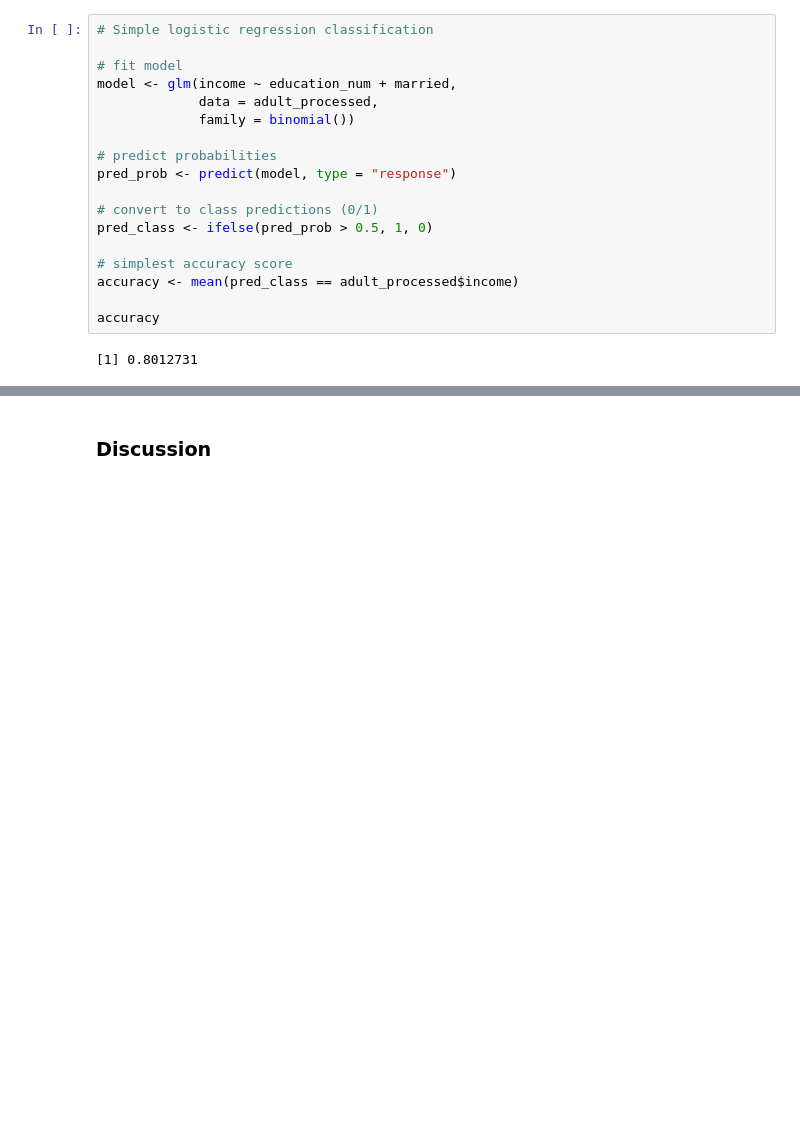
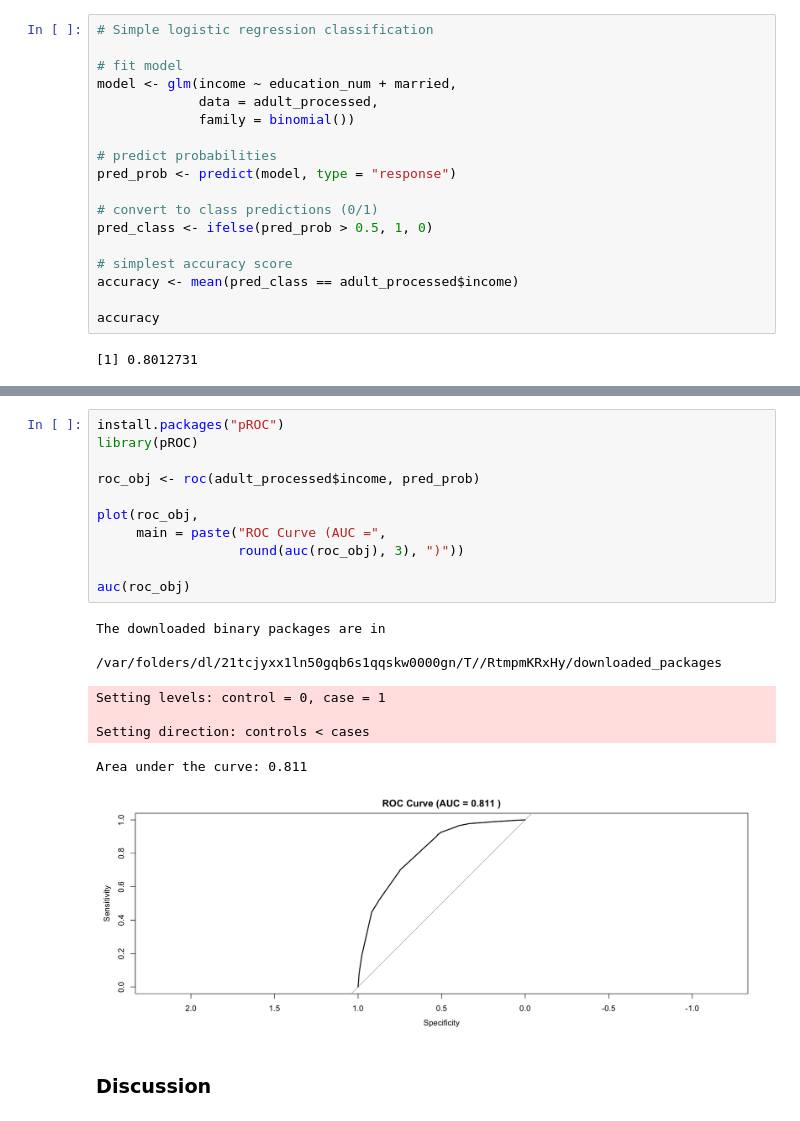
Before and after one commit to UBC-DSCI-310-2025W2/dsci-310-group-12, a Jupyter notebook: salary_analysis.ipynb, the cells around one changed output, grey strips where cells are left out. Cells and saved outputs as stored; diff of their text form; blank space fills up the shorter version.

```diff
--- a/salary_analysis.ipynb
+++ b/salary_analysis.ipynb
@@ -237,3 +249,22 @@ Warning message:
+# %%
+install.packages("pROC")
+library(pROC)
+
+roc_obj <- roc(adult_processed$income, pred_prob)
+
+plot(roc_obj,
+     main = paste("ROC Curve (AUC =",
+                  round(auc(roc_obj), 3), ")"))
+
+auc(roc_obj)
+# %% [output]
+The downloaded binary packages are in
+        /var/folders/dl/21tcjyxx1ln50gqb6s1qqskw0000gn/T//RtmpmKRxHy/downloaded_packages
+Setting levels: control = 0, case = 1
+
+Setting direction: controls < cases
+Area under the curve: 0.811
+[figure, added]
 # %% [markdown]
 ### **Discussion**
 # %% [markdown]
```
Also changed, not shown: parts of 4 cells of this notebook.
